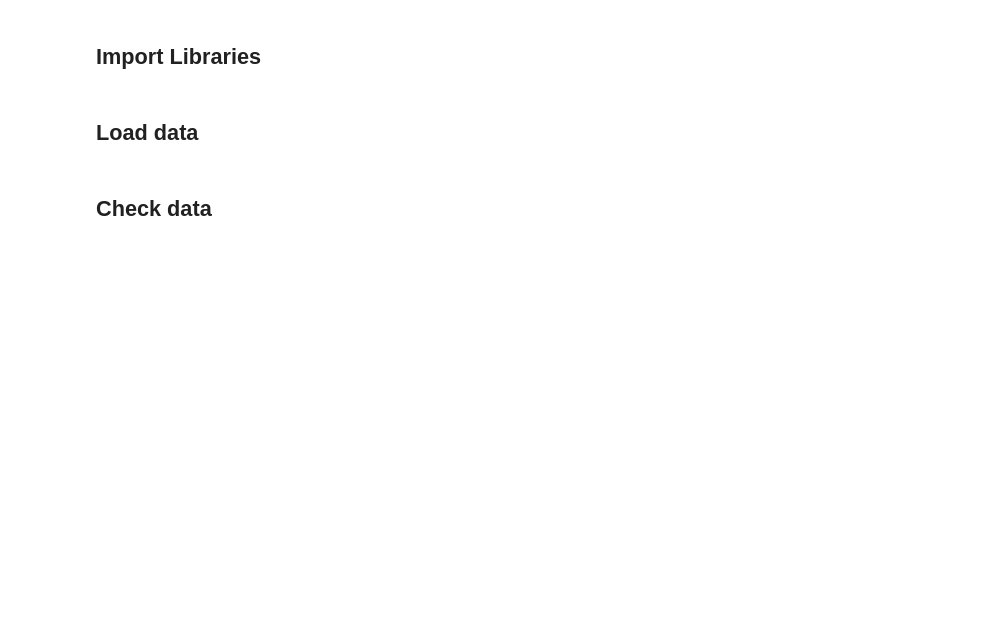
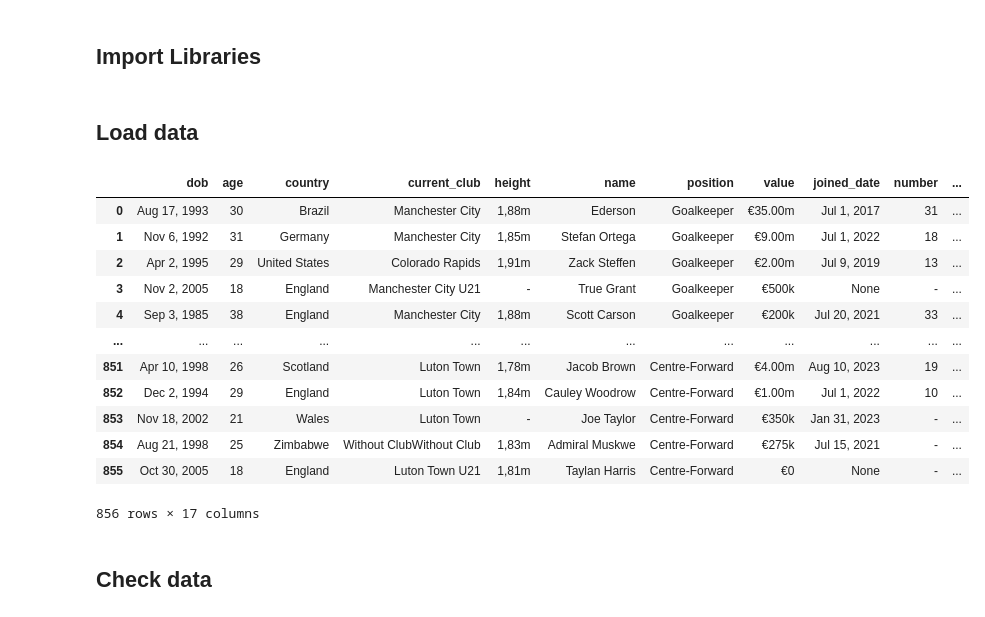
Before and after one commit to chonalchendo/transfermarket_scraper, a Jupyter notebook: notebooks/medium_processing_code.ipynb, the cells around one changed output. Saved outputs shown, nothing was run; the diff lists cells and outputs as text; code cells hidden in the pictures; blank space fills up the shorter version.

```diff
--- a/notebooks/medium_processing_code.ipynb
+++ b/notebooks/medium_processing_code.ipynb
@@ -24,6 +24,22 @@ path = Path().cwd().parent / 'data' / 'player_info.parquet'
 data = pd.read_parquet(path)
 # %%
 df = data.copy()
+# %%
+df
+# %% [output]
+|  | dob | age | country | current_club | height | name | position | value | joined_date | number | ... |
+| 0 | Aug 17, 1993 | 30 | Brazil | Manchester City | 1,88m | Ederson | Goalkeeper | €35.00m | Jul 1, 2017 | 31 | ... |
+| 1 | Nov 6, 1992 | 31 | Germany | Manchester City | 1,85m | Stefan Ortega | Goalkeeper | €9.00m | Jul 1, 2022 | 18 | ... |
+| 2 | Apr 2, 1995 | 29 | United States | Colorado Rapids | 1,91m | Zack Steffen | Goalkeeper | €2.00m | Jul 9, 2019 | 13 | ... |
+| 3 | Nov 2, 2005 | 18 | England | Manchester City U21 | - | True Grant | Goalkeeper | €500k | None | - | ... |
+| 4 | Sep 3, 1985 | 38 | England | Manchester City | 1,88m | Scott Carson | Goalkeeper | €200k | Jul 20, 2021 | 33 | ... |
+| ... | ... | ... | ... | ... | ... | ... | ... | ... | ... | ... | ... |
+| 851 | Apr 10, 1998 | 26 | Scotland | Luton Town | 1,78m | Jacob Brown | Centre-Forward | €4.00m | Aug 10, 2023 | 19 | ... |
+| 852 | Dec 2, 1994 | 29 | England | Luton Town | 1,84m | Cauley Woodrow | Centre-Forward | €1.00m | Jul 1, 2022 | 10 | ... |
+| 853 | Nov 18, 2002 | 21 | Wales | Luton Town | - | Joe Taylor | Centre-Forward | €350k | Jan 31, 2023 | - | ... |
+| 854 | Aug 21, 1998 | 25 | Zimbabwe | Without ClubWithout Club | 1,83m | Admiral Muskwe | Centre-Forward | €275k | Jul 15, 2021 | - | ... |
+| 855 | Oct 30, 2005 | 18 | England | Luton Town U21 | 1,81m | Taylan Harris | Centre-Forward | €0 | None | - | ... |
+856 rows × 17 columns
 # %% [markdown]
 ## Check data
 # %%
```
Also changed, not shown: parts of 7 cells of this notebook.
